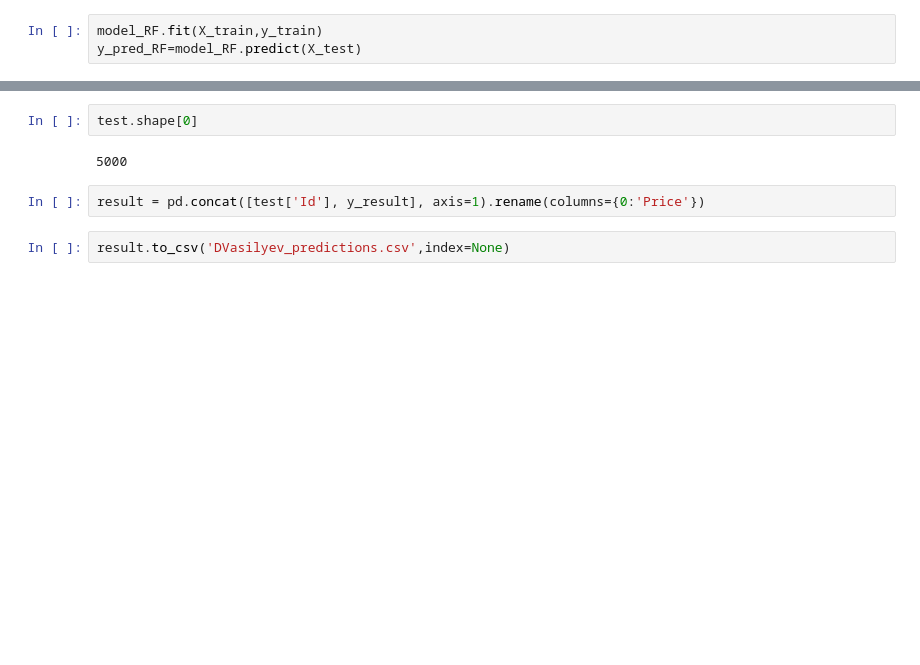
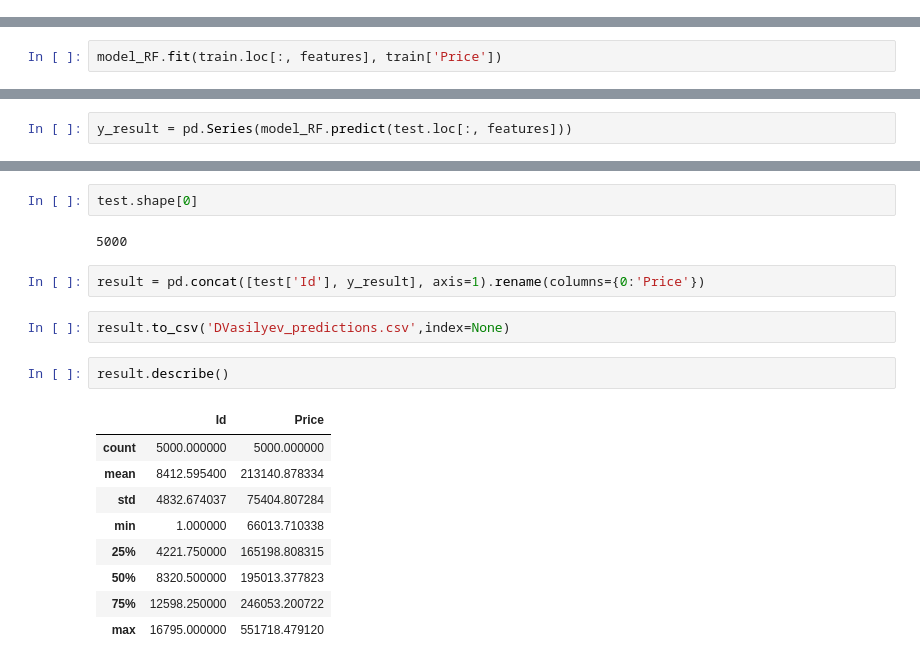
Before and after one commit to dv4silj3v/Python_Q1_C2, a Jupyter notebook: CourseProject.ipynb, the cells around one changed output, grey strips where cells are left out. Drawn from its saved outputs; the diff is of its cells as text; blank space fills up the shorter version.

Commit message:
Added Train/Valid section

```diff
--- a/CourseProject.ipynb
+++ b/CourseProject.ipynb
@@ -571,3 +580,0 @@ model_RF=RF(n_estimators=100,max_depth=12,min_samples_leaf=5)
-# %%
-model_RF.fit(X_train,y_train)
-y_pred_RF=model_RF.predict(X_test)
@@ -578,0 +581,2 @@ array([165425.64013189, 182455.58398827, 200542.26902468, ...,
+# %%
+model_RF.fit(train.loc[:, features], train['Price'])
@@ -679,3 +696,5 @@ y_result = pd.Series(model_RF.predict(test[['Rooms','Square','LifeSquare','Kitch
+# %%
+y_result = pd.Series(model_RF.predict(test.loc[:, features]))
 # %%
 len(y_result)
 # %% [output]
@@ -688,3 +707,15 @@ test.shape[0]
 result = pd.concat([test['Id'], y_result], axis=1).rename(columns={0:'Price'})
 # %%
 result.to_csv('DVasilyev_predictions.csv',index=None)
+# %%
+result.describe()
+# %% [output]
+|  | Id | Price |
+| count | 5000.000000 | 5000.000000 |
+| mean | 8412.595400 | 213140.878334 |
+| std | 4832.674037 | 75404.807284 |
+| min | 1.000000 | 66013.710338 |
+| 25% | 4221.750000 | 165198.808315 |
+| 50% | 8320.500000 | 195013.377823 |
+| 75% | 12598.250000 | 246053.200722 |
+| max | 16795.000000 | 551718.479120 |
```
Also changed, not shown: parts of 25 cells of this notebook, 1 other file.
